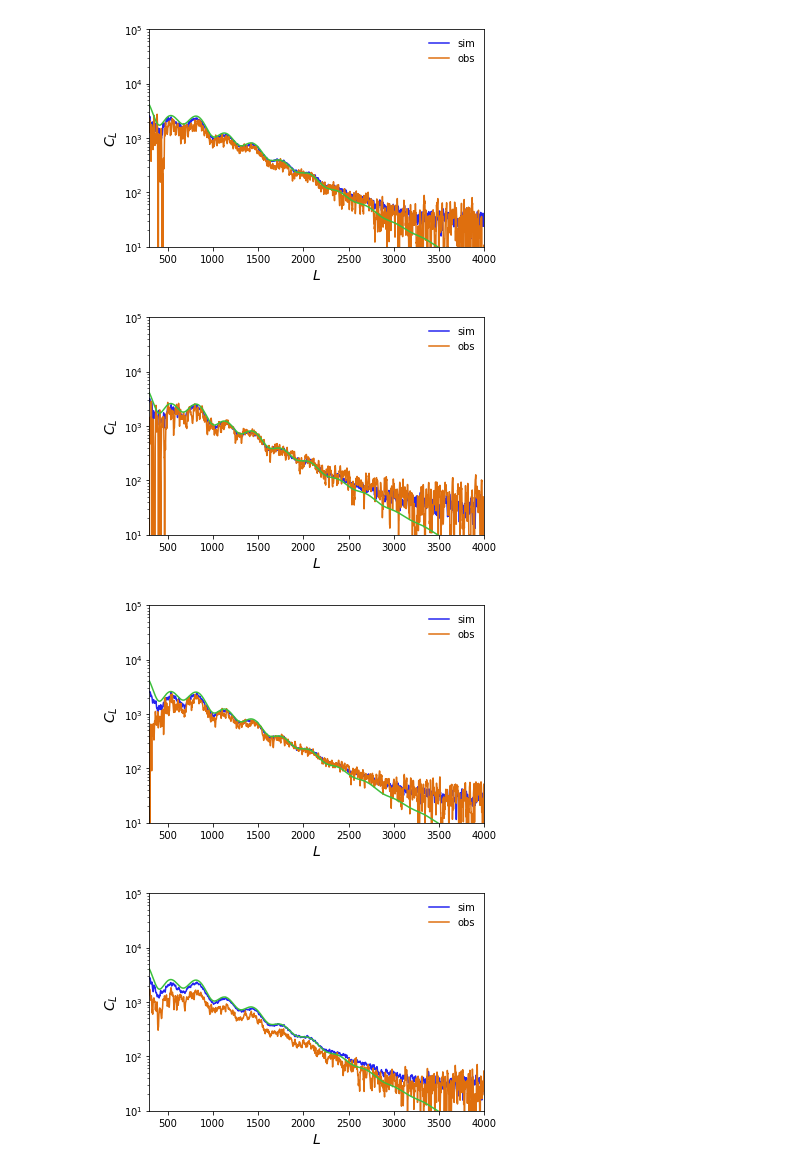
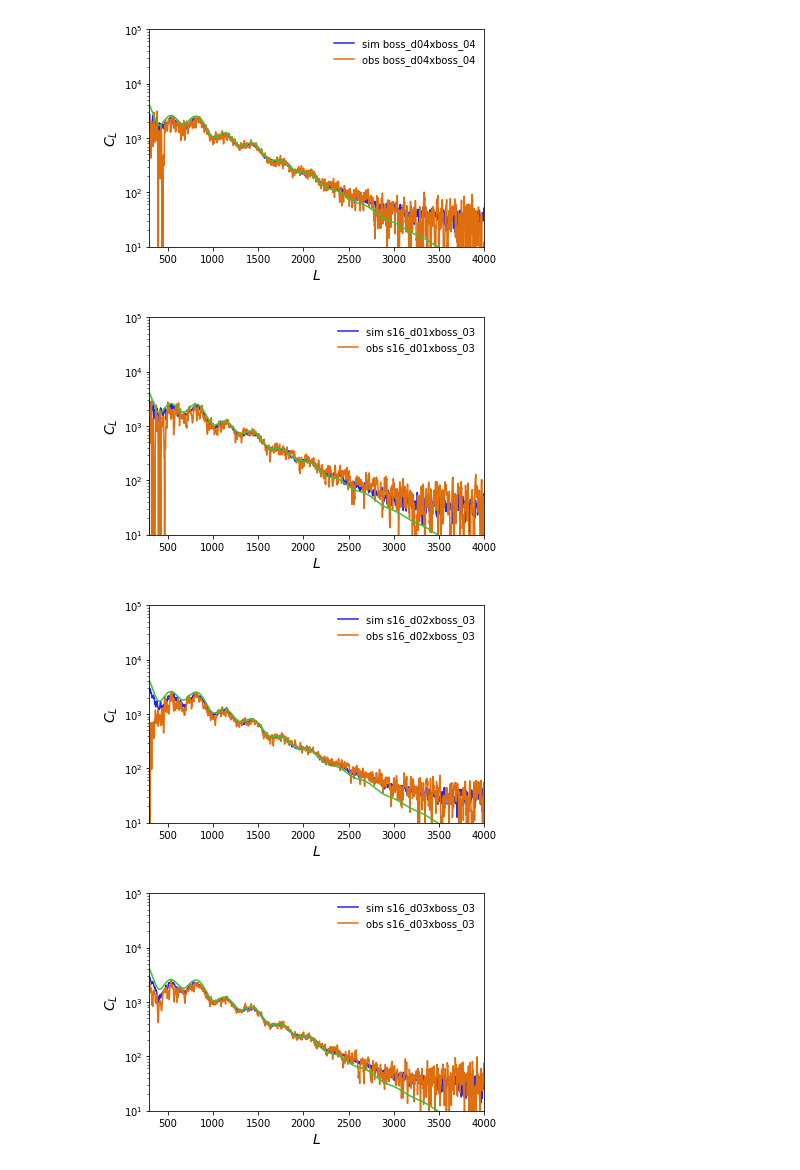
Before and after one commit to ACTCollaboration/Lensing-Daytime, a Jupyter notebook: check_cmb-aps_cross.ipynb, the cells around one changed output. Drawn from its saved outputs; the diff is of its cells as text; code cells hidden in the pictures.

```diff
--- a/check_cmb-aps_cross.ipynb
+++ b/check_cmb-aps_cross.ipynb
@@ -18,12 +18,16 @@ kwargs = {'snmin':0,'snmax':10}
 aobj = {}
 for q in qids:
     if '_0' in q: continue
+    pid = q.replace('_d0','_0')
+    if 's16' in q:
+        pid = 'boss_03'
     aobj[q] = local.init_analysis_params(qid=q,**kwargs)
-    l, cl_x, vl = np.loadtxt(aobj[q].fscl_x,unpack=True,usecols=(0,1,7))
-    l, ol_x = np.loadtxt(aobj[q].fcls_x[0],unpack=True,usecols=(0,1))
+    l = aobj[q].l
+    cl_x = np.loadtxt(aobj[q].fscl_x).T[1]*local.Tcmb**2
+    ol_x = np.loadtxt(aobj[q].fcls_x[0]).T[1]*local.Tcmb**2
     pl.plot_1dstyle(xmin=300,xmax=4000,ymin=1e1,ymax=1e5,ylog=True)
-    plot(l,l**2*cl_x/2/np.pi,label='sim')
-    plot(l,l**2*ol_x/2/np.pi,label='obs')
+    plot(l,l**2*cl_x/2/np.pi,label='sim '+q+'x'+pid)
+    plot(l,l**2*ol_x/2/np.pi,label='obs '+q+'x'+pid)
     plot(l,l**2*aobj[q].lcl[0,:]/2/np.pi*local.Tcmb**2)
     axhline(0,color='k')
     legend()
@@ -35,7 +39,7 @@ for q in qids:
-[figure, old version]
+[figure, new version]
-[figure, old version]
+[figure, new version]
-[figure, old version]
+[figure, new version]
-[figure, old version]
+[figure, new version]
 # %%
 for q in qids:
     if '_0' in q: continue
```
Also changed, not shown: parts of 2 cells of this notebook, 15 other files.
